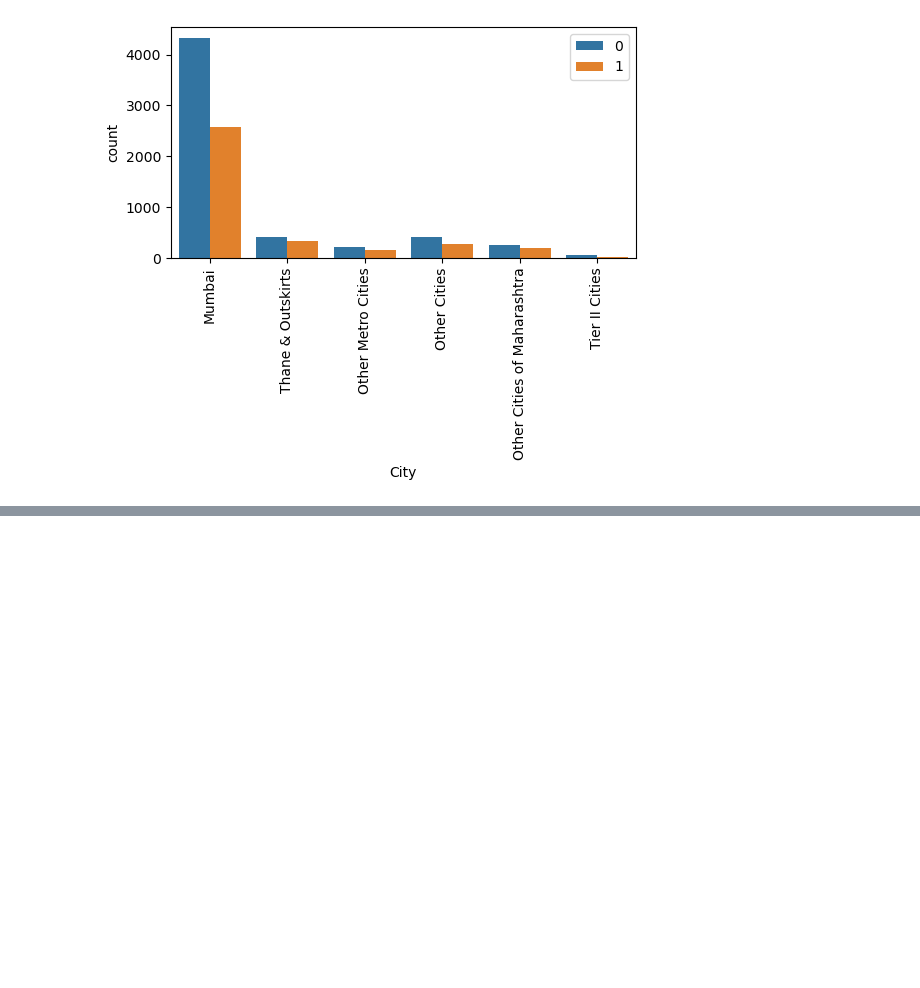
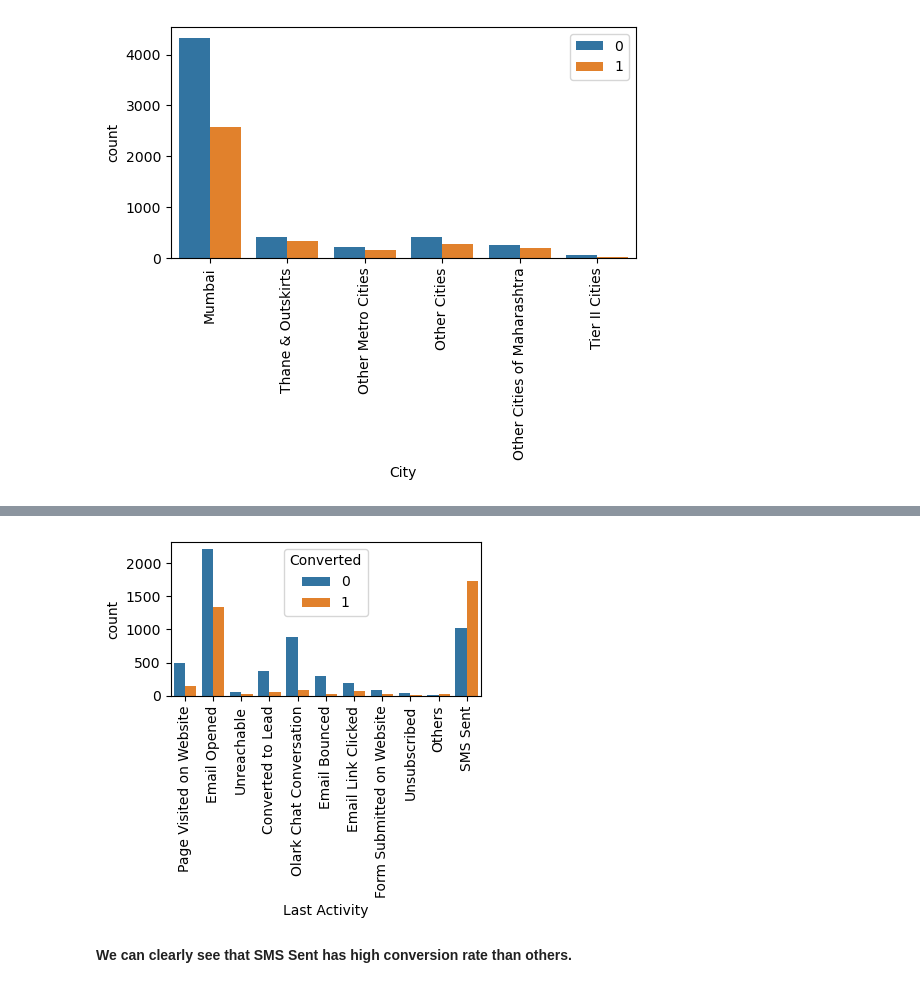
Before and after one commit to charudavis/UpGrad_CaseStudy_Lead, a Jupyter notebook: Lead_Score_Model.ipynb, the cells around one changed output, grey strips where cells are left out. Drawn from its saved outputs; the diff is of its cells as text; code cells hidden in the pictures; blank space fills up the shorter version.

```diff
--- a/Lead_Score_Model.ipynb
+++ b/Lead_Score_Model.ipynb
@@ -341,0 +379,3 @@ plt.show()
+# %%
+leads_df["Last Activity"]=leads_df["Last Activity"].replace(np.NaN,"Email Opened")
+leads_df["Last Activity"]=leads_df["Last Activity"].replace(["Had a Phone Conversation","Approached upfront","View in browser link Clicked","Email Received","Email Marked Spam","Visited Booth in Tradeshow","Resubscribed to emails"],"Others")
@@ -341,0 +397,10 @@ plt.show()
+# %%
+# Lets check the spread of Last Activity
+plt.figure(figsize=(4,2))
+sns.countplot(x=leads_df["Last Activity"],hue=leads_df["Converted"])
+plt.xticks(rotation=90)
+plt.show()
+# %% [output]
+[figure, added]
+# %% [markdown]
+**We can clearly see that SMS Sent has high conversion rate than others.**
```
Also changed, not shown: parts of 16 cells of this notebook.
